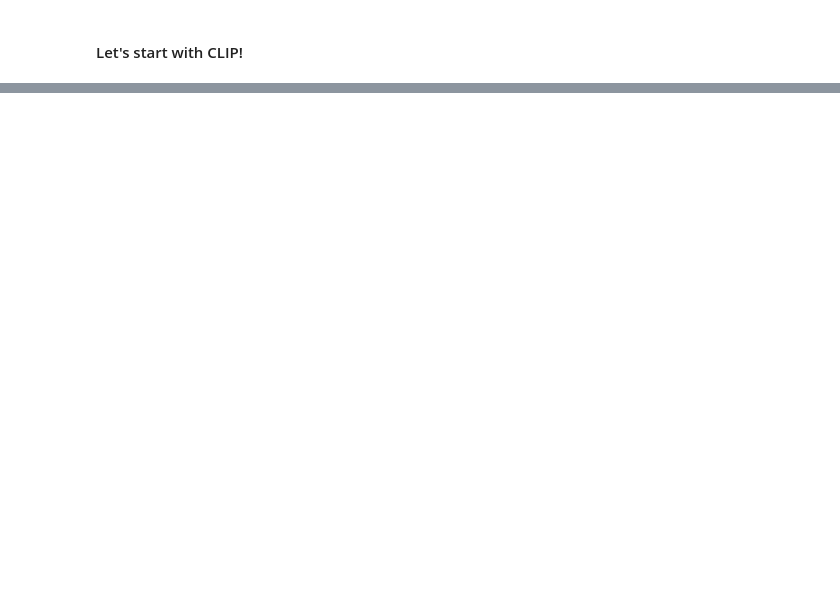
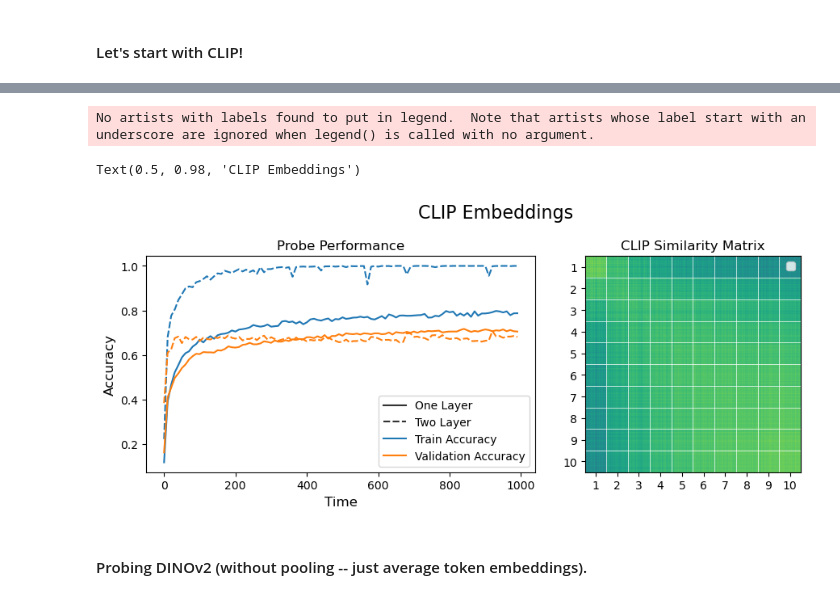
Before and after one commit to thisisadax/ACSS-2024, a Jupyter notebook: 3_model-probing.ipynb, the cells around one changed output, grey strips where cells are left out. Cells and saved outputs as stored; diff of their text form; code cells hidden in the pictures; blank space fills up the shorter version.

Commit message:
updated probing code

```diff
--- a/3_model-probing.ipynb
+++ b/3_model-probing.ipynb
@@ -160,0 +180,11 @@ RuntimeError: 0D or 1D target tensor expected, multi-target not supported
+# %%
+# Initialize and train the probe
+input_dim = embeddings.shape[1]
+hidden_dim = input_dim
+output_dim = len(torch.unique(targets.argmax(1)))
+probe = TenneyMLP(input_dim, hidden_dim, output_dim)
+
+# Evaluate on test set
+trained_probe, two_layer_train_accs, two_layer_val_accs = train_probe(probe, train_loader, val_loader, n_epochs=1000, device=device)
+two_layer_test_acc = evaluate_probe(trained_probe, test_loader, device)
+print(f'Test Accuracy: {two_layer_test_acc:.4f}')
@@ -160,0 +203,45 @@ RuntimeError: 0D or 1D target tensor expected, multi-target not supported
+# %%
+# Plot performance over time.
+train_accs = np.array([one_layer_train_accs + two_layer_train_accs]).squeeze()
+val_accs = np.array([one_layer_val_accs + two_layer_val_accs]).squeeze()
+condition = ['One Layer']*len(one_layer_train_accs) + ['Two Layer']*len(two_layer_train_accs)
+time = np.concatenate([np.arange(len(two_layer_train_accs)), np.arange(len(two_layer_train_accs))])
+fig, axes = plt.subplots(1, 2, figsize=(10,4), tight_layout=True)
+performance_df = pd.DataFrame({'Train Accuracy': train_accs[::10], 'Val Accuracy': val_accs[::10], 'Condition': condition[::10], 'Time': time[::10]})
+sns.lineplot(data=performance_df, x='Time', y='Train Accuracy', style='Condition', ax=axes[0], label='Train Accuracy')
+sns.lineplot(data=performance_df, x='Time', y='Val Accuracy', style='Condition', ax=axes[0], label='Validation Accuracy')
+axes[0].set_ylabel('Accuracy', fontsize=12)
+axes[0].set_xlabel('Time', fontsize=12)
+axes[0].set_title('Probe Performance', fontsize=12)
+# remove the last two legend entries
+legend_inds = [2, 3, 0, 4]
+handles, labels = axes[0].get_legend_handles_labels()
+handles = [handles[i] for i in legend_inds]
+labels = [labels[i] for i in legend_inds]
+axes[0].legend(handles=handles, labels=labels)
+plt.legend()
+
+# Plot the similarity structure of the embeddings.
+xs, ys = full_dataset.tensors
+sort_idx = ys.argmax(1).argsort()
+xs = xs[sort_idx].cpu().numpy()
+sim_mat = cosine_similarity(xs, xs)
+axes[1].imshow(sim_mat)
+axes[1].set_title('CLIP Similarity Matrix', fontsize=12)
+# Add some markers for numerosity boundaries
+max_numerosity = ys.argmax(1).max() + 1
+pos = np.arange(max_numerosity)*task.n_trials + task.n_trials//2
+tick_labels = np.arange(max_numerosity) + 1
+axes[1].set_xticks(pos, tick_labels)
+axes[1].set_yticks(pos, tick_labels)
+# Add gridlines
+for i in range(max_numerosity):
+    axes[1].axvline(i*task.n_trials, color='white', linewidth=0.5)
+    axes[1].axhline(i*task.n_trials, color='white', linewidth=0.5)
+plt.suptitle('CLIP Embeddings', fontsize=16)
+# %% [output]
+No artists with labels found to put in legend.  Note that artists whose label start with an underscore are ignored when legend() is called with no argument.
+Text(0.5, 0.98, 'CLIP Embeddings')
+[figure, added]
+# %% [markdown]
+#### Probing DINOv2 (without pooling -- just average token embeddings).
```
Also changed, not shown: parts of 28 cells of this notebook, 2 other files.
